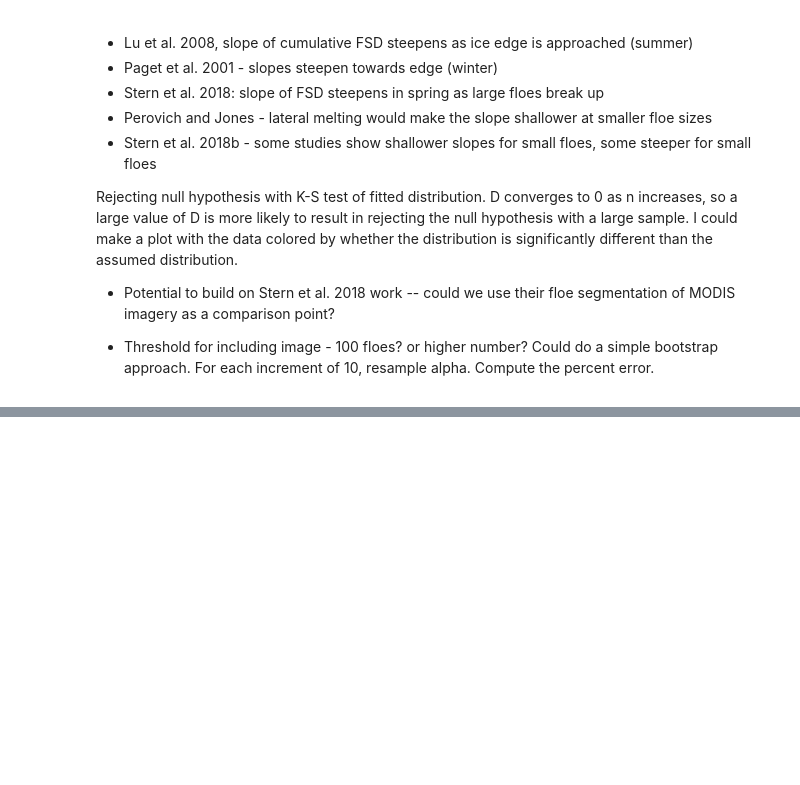
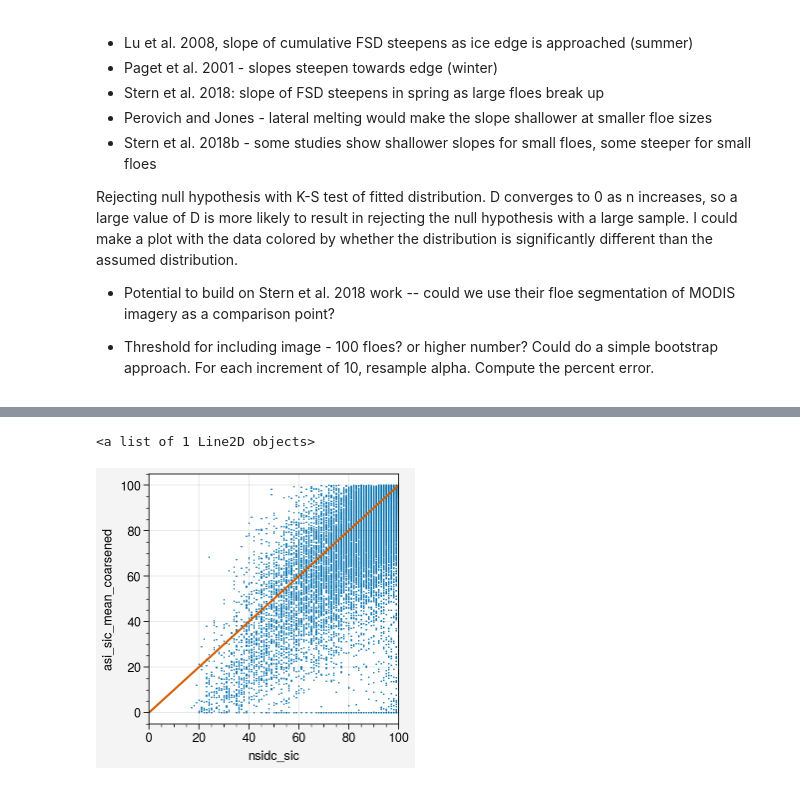
Before and after one commit to danielmwatkins/miz_scales_of_motion, a Jupyter notebook: notebooks/floe_size_distribution.ipynb, the cells around one changed output, grey strips where cells are left out. Saved outputs shown, nothing was run; the diff lists cells and outputs as text; code cells hidden in the pictures; blank space fills up the shorter version.

```diff
--- a/notebooks/floe_size_distribution.ipynb
+++ b/notebooks/floe_size_distribution.ipynb
@@ -217,0 +235,19 @@ Could do a simple bootstrap approach. For each increment of 10, resample alpha.
+# %%
+df_init = pd.read_csv('../data/floe_tracker/ift_floe_property_tables/with_nsidc/ift_floe_properties_2011.csv', parse_dates=['datetime'])
+df_asi = pd.read_csv('../data/floe_tracker/ift_floe_property_tables_asi/ift_raw_floe_properties_asi_2011.csv', parse_dates=['date'])
+# %%
+df_init['date'] = pd.to_datetime({'year': df_init.datetime.dt.year,
+                                  'month': df_init.datetime.dt.month,
+                                  'day': df_init.datetime.dt.day})
+# %%
+df = df_init.merge(
+    df_asi[['label', 'date', 'satellite', 'asi_sic_mean', 'asi_sic_std', 'area_expanded', 'perimeter_expanded', 'asi_sic_mean_coarsened']],
+    left_on=['label', 'date', 'satellite'],
+    right_on=['label', 'date', 'satellite'])
+# %%
+fig, ax = uplt.subplots()
+ax.scatter(df.nsidc_sic*100, df.asi_sic_mean_coarsened, ms=1, m='.')
+ax.plot([0, 100], [0, 100])
+# %% [output]
+<a list of 1 Line2D objects>
+[figure, added]
```
Also changed, not shown: parts of 10 cells of this notebook, 2 other files.
